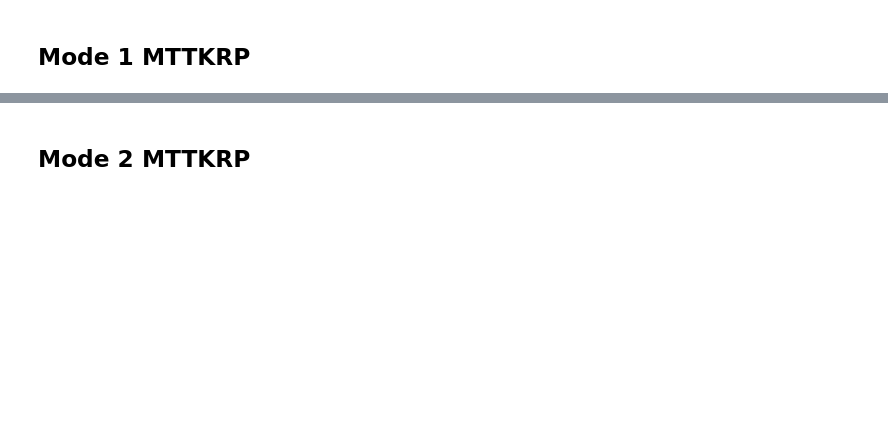
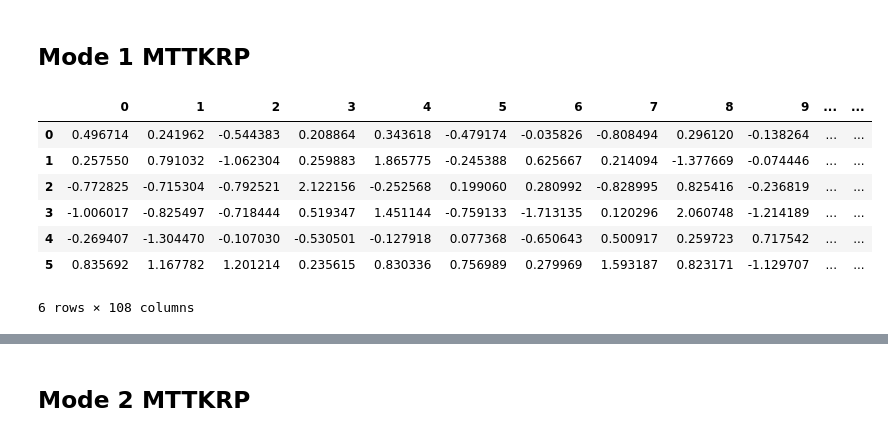
Before and after one commit to mmore500/wse-mttkrp, a Jupyter notebook: binder/2025-08-07-mttkrp-naive.ipynb, the cells around one changed output, grey strips where cells are left out. Saved outputs shown, nothing was run; the diff lists cells and outputs as text; code cells hidden in the pictures; blank space fills up the shorter version.

```diff
--- a/binder/2025-08-07-mttkrp-naive.ipynb
+++ b/binder/2025-08-07-mttkrp-naive.ipynb
@@ -111,4 +166,19 @@ assert m1_matricized[0, ncol] == data[0, 0, 1]
 assert m1_matricized[0, ncol + 1] == data[0, 1, 1]
 assert m1_matricized[1, ncol] == data[1, 0, 1]
 assert m1_matricized[1, ncol + 1] == data[1, 1, 1]
+# %%
+assert np.all(
+    np.loadtxt("2025-08-07-mttkrp-naive+m1_matricized.txt") == m1_matricized
+)
+np.savetxt("2025-08-07-mttkrp-naive+m1_matricized.txt", m1_matricized)
+pd.DataFrame(m1_matricized)
+# %% [output]
+|  | 0 | 1 | 2 | 3 | 4 | 5 | 6 | 7 | 8 | 9 | ... | ... |
+| 0 | 0.496714 | 0.241962 | -0.544383 | 0.208864 | 0.343618 | -0.479174 | -0.035826 | -0.808494 | 0.296120 | -0.138264 | ... | ... |
+| 1 | 0.257550 | 0.791032 | -1.062304 | 0.259883 | 1.865775 | -0.245388 | 0.625667 | 0.214094 | -1.377669 | -0.074446 | ... | ... |
+| 2 | -0.772825 | -0.715304 | -0.792521 | 2.122156 | -0.252568 | 0.199060 | 0.280992 | -0.828995 | 0.825416 | -0.236819 | ... | ... |
+| 3 | -1.006017 | -0.825497 | -0.718444 | 0.519347 | 1.451144 | -0.759133 | -1.713135 | 0.120296 | 2.060748 | -1.214189 | ... | ... |
+| 4 | -0.269407 | -1.304470 | -0.107030 | -0.530501 | -0.127918 | 0.077368 | -0.650643 | 0.500917 | 0.259723 | 0.717542 | ... | ... |
+| 5 | 0.835692 | 1.167782 | 1.201214 | 0.235615 | 0.830336 | 0.756989 | 0.279969 | 1.593187 | 0.823171 | -1.129707 | ... | ... |
+6 rows × 108 columns
 # %%
```
Also changed, not shown: parts of 22 cells of this notebook, 15 other files.
